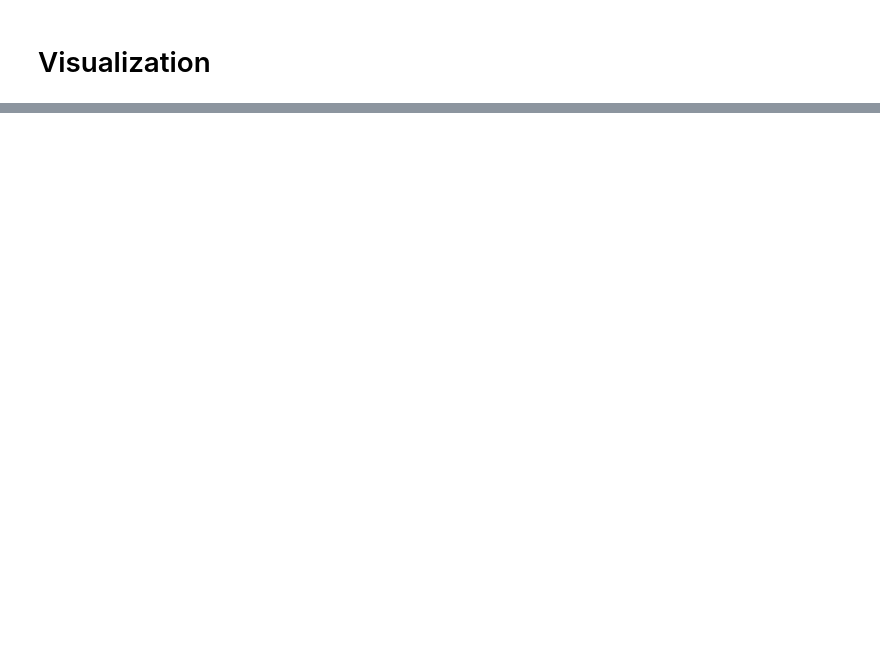
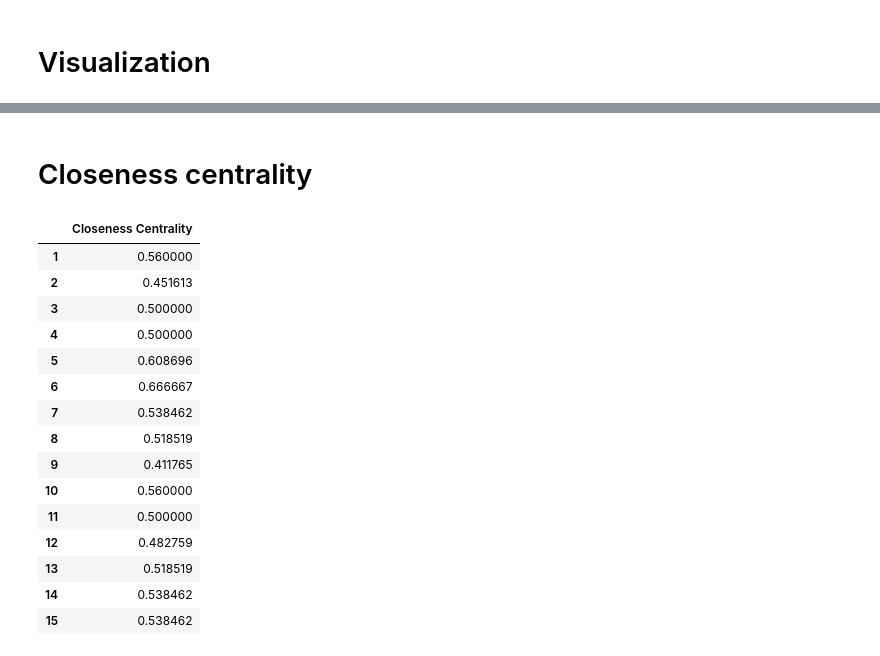
Before and after one commit to NwaObed/MA933, a Jupyter notebook: random_graphs.ipynb, the cells around one changed output, grey strips where cells are left out. Saved outputs shown, nothing was run; the diff lists cells and outputs as text; code cells hidden in the pictures; blank space fills up the shorter version.

```diff
--- a/random_graphs.ipynb
+++ b/random_graphs.ipynb
@@ -99,0 +261,26 @@ nx.draw(CG,pos)
+# %% [markdown]
+# Closeness centrality
+# %%
+#Sum of d_ij
+N = CG.number_of_nodes()#number of nodes in the graph
+d_ij = d_ij = np.array(d_ij_df)#convert the d_ij_df dataframe to array for easier computation
+total_d_ij = np.sum(d_ij,axis=1) #sum of shortest dist for each node i
+c_i = [(N-1)/sd for sd in total_d_ij]
+pd.DataFrame(c_i,columns=['Closeness Centrality'],index=index)
+# %% [output]
+|  | Closeness Centrality |
+| 1 | 0.560000 |
+| 2 | 0.451613 |
+| 3 | 0.500000 |
+| 4 | 0.500000 |
+| 5 | 0.608696 |
+| 6 | 0.666667 |
+| 7 | 0.538462 |
+| 8 | 0.518519 |
+| 9 | 0.411765 |
+| 10 | 0.560000 |
+| 11 | 0.500000 |
+| 12 | 0.482759 |
+| 13 | 0.518519 |
+| 14 | 0.538462 |
+| 15 | 0.538462 |
```
Also changed, not shown: parts of 38 cells of this notebook, 3 other files.
